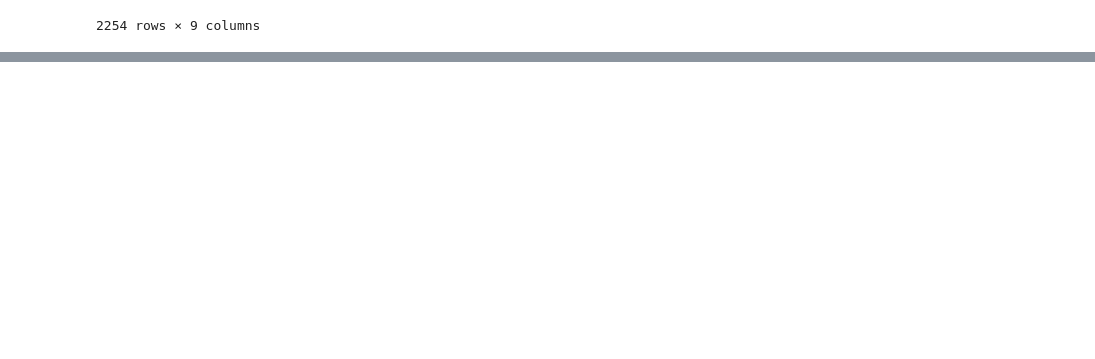
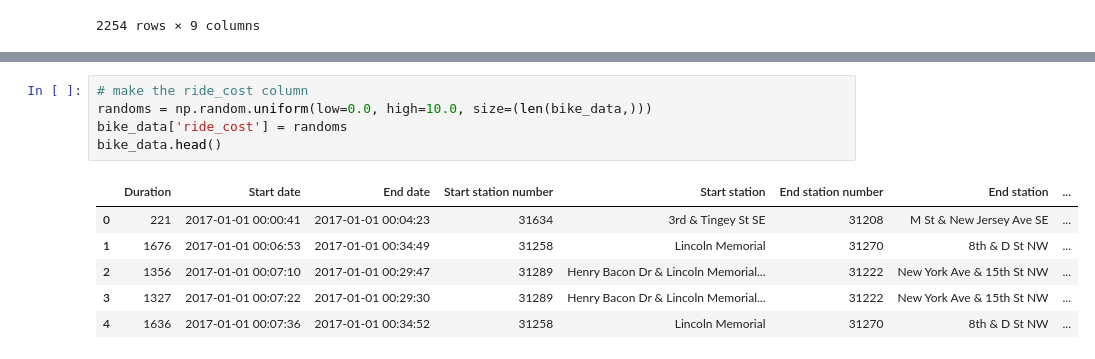
Before and after one commit to timschott/interview-prep, a Jupyter notebook: ds/ds-practice.ipynb, the cells around one changed output, grey strips where cells are left out. Cells and saved outputs as stored; diff of their text form; blank space fills up the shorter version.

```diff
--- a/ds/ds-practice.ipynb
+++ b/ds/ds-practice.ipynb
@@ -342,0 +391,12 @@ bike_data.groupby(['Start station']).head()
+# %%
+# make the ride_cost column
+randoms = np.random.uniform(low=0.0, high=10.0, size=(len(bike_data,)))
+bike_data['ride_cost'] = randoms
+bike_data.head()
+# %% [output]
+|  | Duration | Start date | End date | Start station number | Start station | End station number | End station | ... |
+| 0 | 221 | 2017-01-01 00:00:41 | 2017-01-01 00:04:23 | 31634 | 3rd & Tingey St SE | 31208 | M St & New Jersey Ave SE | ... |
+| 1 | 1676 | 2017-01-01 00:06:53 | 2017-01-01 00:34:49 | 31258 | Lincoln Memorial | 31270 | 8th & D St NW | ... |
+| 2 | 1356 | 2017-01-01 00:07:10 | 2017-01-01 00:29:47 | 31289 | Henry Bacon Dr & Lincoln Memorial... | 31222 | New York Ave & 15th St NW | ... |
+| 3 | 1327 | 2017-01-01 00:07:22 | 2017-01-01 00:29:30 | 31289 | Henry Bacon Dr & Lincoln Memorial... | 31222 | New York Ave & 15th St NW | ... |
+| 4 | 1636 | 2017-01-01 00:07:36 | 2017-01-01 00:34:52 | 31258 | Lincoln Memorial | 31270 | 8th & D St NW | ... |
```
Also changed, not shown: parts of 4 cells of this notebook, 1 other file.
